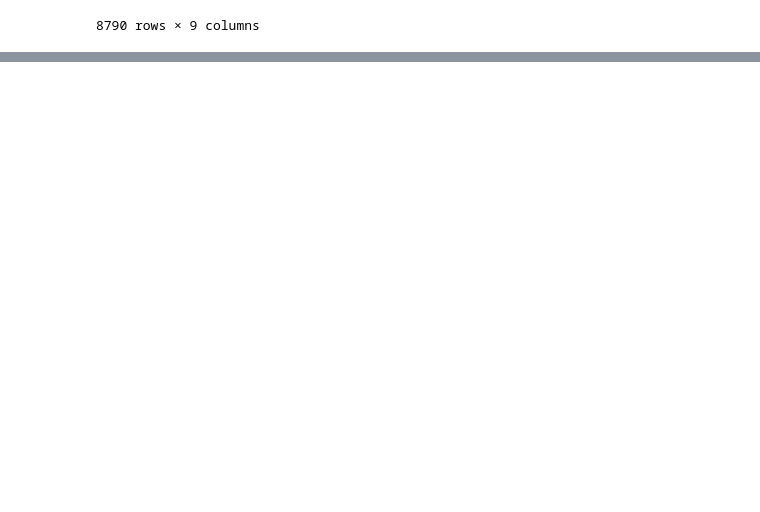
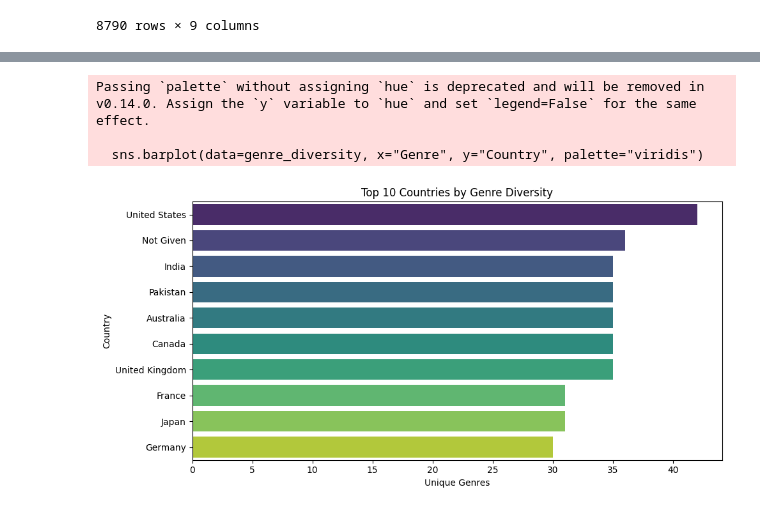
Before and after one commit to Jose-Echavarria/netflix-data-analysis, a Jupyter notebook: Netflix_EDA_Project.ipynb, the cells around one changed output, grey strips where cells are left out. Saved outputs shown, nothing was run; the diff lists cells and outputs as text; code cells hidden in the pictures; blank space fills up the shorter version.

```diff
--- a/Netflix_EDA_Project.ipynb
+++ b/Netflix_EDA_Project.ipynb
@@ -155,0 +187,22 @@ NameError: name 'data' is not defined
+# %%
+# Explode genre
+data["Genre"] = data["Listed_in"].str.split(", ")
+data = data.explode("Genre")
+# %%
+# Count unique genres per country
+genre_diversity = data.groupby("Country")["Genre"].nunique().reset_index()
+genre_diversity = genre_diversity.sort_values(by="Genre", ascending=False).head(10)
+
+# Plot
+plt.figure(figsize=(10, 5))
+sns.barplot(data=genre_diversity, x="Genre", y="Country", palette="viridis")
+plt.title("Top 10 Countries by Genre Diversity")
+plt.xlabel("Unique Genres")
+plt.ylabel("Country")
+plt.tight_layout()
+plt.show()
+# %% [output]
+Passing `palette` without assigning `hue` is deprecated and will be removed in v0.14.0. Assign the `y` variable to `hue` and set `legend=False` for the same effect.
+
+  sns.barplot(data=genre_diversity, x="Genre", y="Country", palette="viridis")
+[figure, added]
```
Also changed, not shown: parts of 7 cells of this notebook.
